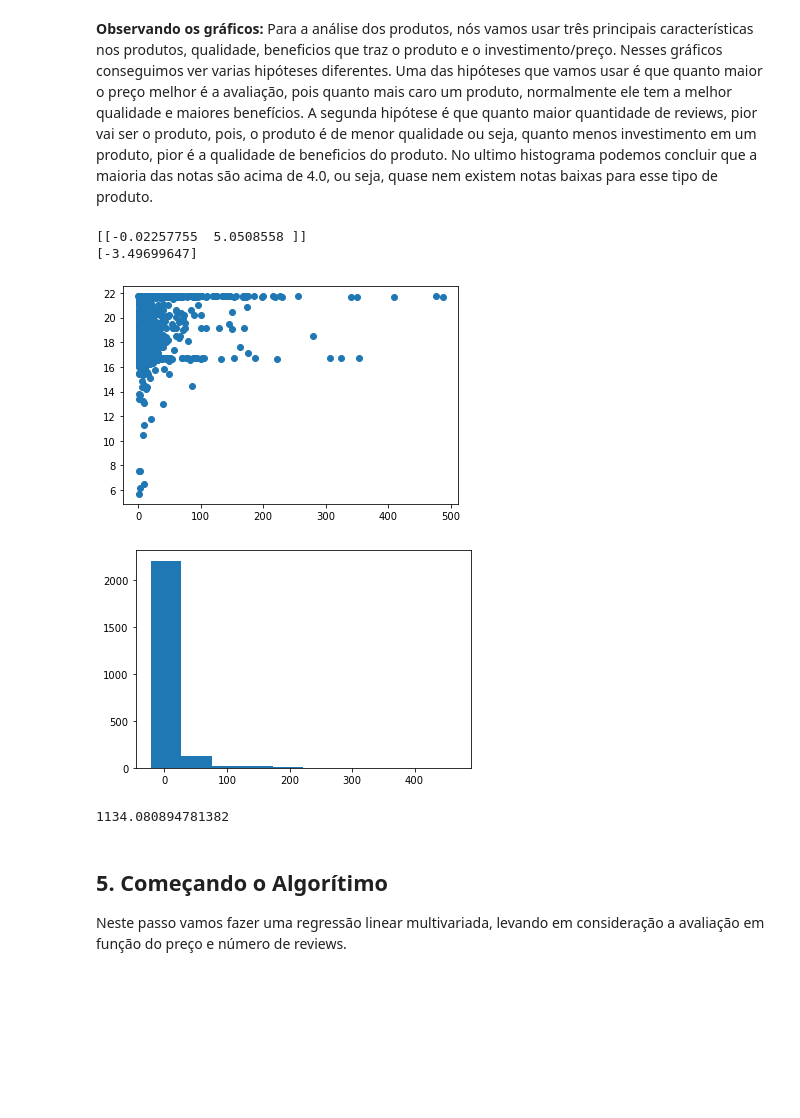
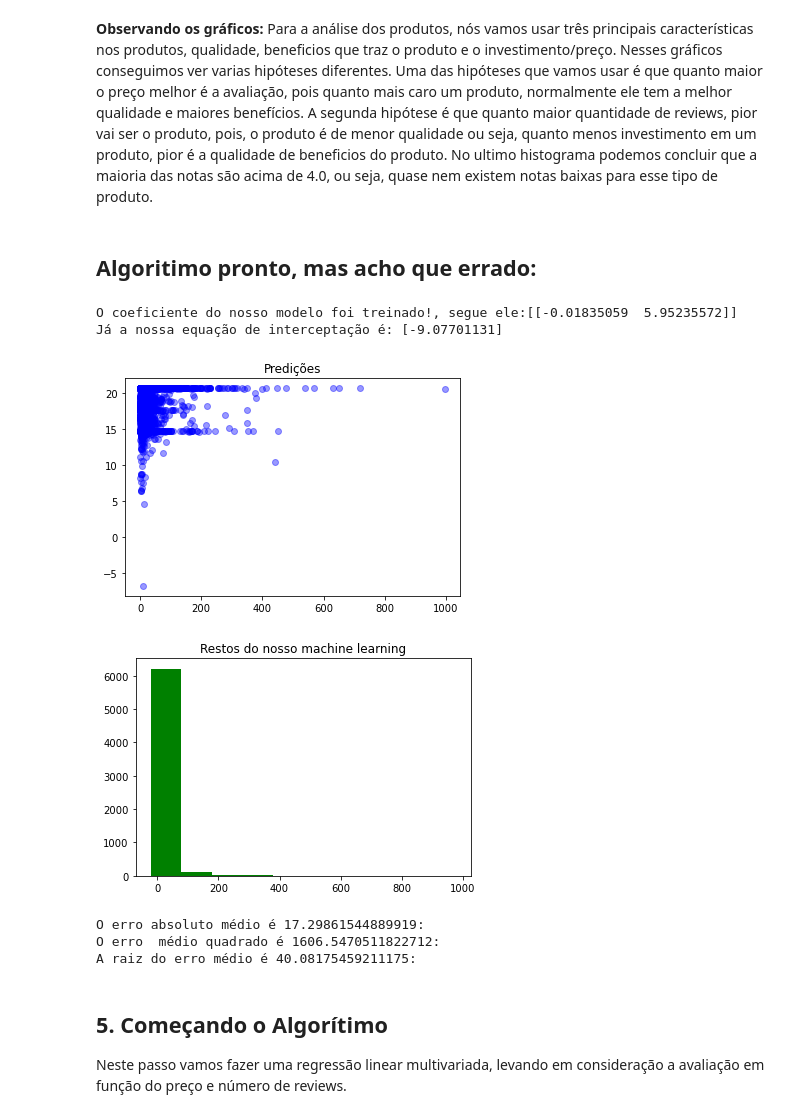
Before and after one commit to betomansur/projeto-2, a Jupyter notebook: Principal.ipynb, the cells around one changed output. Cells and saved outputs as stored; diff of their text form; code cells hidden in the pictures; blank space fills up the shorter version.

```diff
--- a/Principal.ipynb
+++ b/Principal.ipynb
@@ -95,30 +97,41 @@ plt.show()
 # %% [markdown]
 **Observando os gráficos:** Para a análise dos produtos, nós vamos usar três principais características nos produtos, qualidade, beneficios que traz o produto e o investimento/preço. Nesses gráficos conseguimos ver varias hipóteses diferentes. Uma das hipóteses que vamos usar é que quanto maior o preço melhor é a avaliação, pois quanto mais caro um produto, normalmente ele tem a melhor qualidade e maiores benefícios. A segunda hipótese é que quanto maior quantidade de reviews, pior vai ser o produto, pois, o produto é de menor qualidade ou seja, quanto menos investimento em um produto, pior é a qualidade de beneficios do produto. No ultimo histograma podemos concluir que a maioria das notas são acima de 4.0, ou seja, quase nem existem notas baixas para esse tipo de produto.
+# %% [markdown]
+## Algoritimo pronto, mas acho que errado:
 # %%
 dados.columns
 x = dados[['number_of_reviews', 'rating']]
 y = dados[["price (£)"]]
-x_train, x_test, y_train, y_test = train_test_split(x, y, test_size = 0.3)
+x_train, x_test, y_train, y_test = train_test_split(x, y, test_size = 0.8)
 model = LinearRegression()
 model.fit(x_train, y_train)
-print(model.coef_)
-print(model.intercept_)
+print("O coeficiente do nosso modelo foi treinado!, segue ele:{0}".format(model.coef_))
+print("Já a nossa equação de interceptação é: {0}".format(model.intercept_))
 predictions = model.predict(x_test)
 
 
-plt.scatter(y_test, predictions)
-plt.show()
-plt.hist(y_test - predictions)
+plt.scatter(y_test, predictions, color = "blue", alpha = 0.4)
+plt.title('Predições')
 plt.show()
 
-metrics.mean_absolute_error(y_test, predictions)
-metrics.mean_squared_error(y_test, predictions)
+plt.hist(y_test - predictions, color = "green")
+plt.title('Restos do nosso machine learning')
+plt.show()
+
+erro_absoluto_medio = metrics.mean_absolute_error(y_test, predictions)
+print('O erro absoluto médio é {0}: '.format(erro_absoluto_medio))
+erro_medio_quadrado = metrics.mean_squared_error(y_test, predictions)
+print('O erro  médio quadrado é {0}: '.format(erro_medio_quadrado))
+raiz_erro_medio = np.sqrt(metrics.mean_squared_error(y_test, predictions))
+print('A raiz do erro médio é {0}:'.format(raiz_erro_medio))
 # %% [output]
-[[-0.02257755  5.0508558 ]]
-[-3.49699647]
+O coeficiente do nosso modelo foi treinado!, segue ele:[[-0.01835059  5.95235572]]
+Já a nossa equação de interceptação é: [-9.07701131]
-[figure, old version]
+[figure, new version]
-[figure, old version]
+[figure, new version]
-1134.080894781382
+O erro absoluto médio é 17.29861544889919:
+O erro  médio quadrado é 1606.5470511822712:
+A raiz do erro médio é 40.08175459211175:
 # %% [markdown]
 ## 5. Começando o Algorítimo
 Neste passo vamos fazer uma regressão linear multivariada, levando em consideração a avaliação em função do preço e número de reviews.
```
Also changed, not shown: parts of 6 cells of this notebook.
